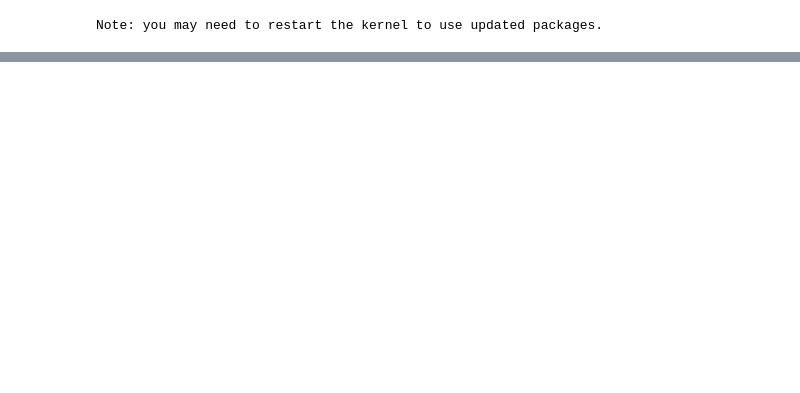
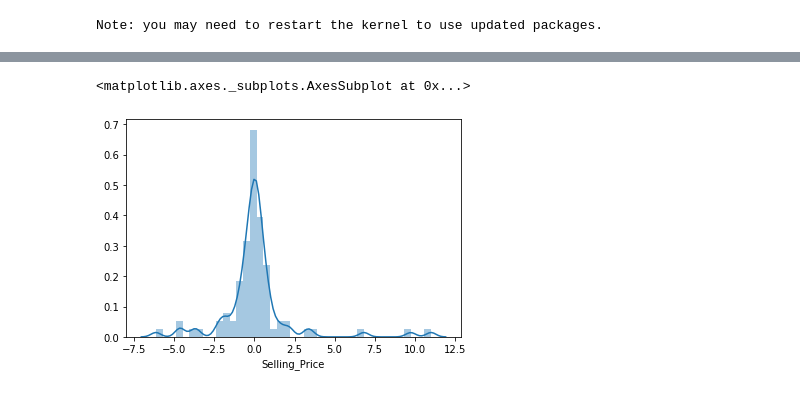
Before and after one commit to Manukhurana97/Car-price-prediction, a Jupyter notebook: carpricedetection.ipynb, the cells around one changed output, grey strips where cells are left out. Drawn from its saved outputs; the diff is of its cells as text; code cells hidden in the pictures; blank space fills up the shorter version.

Commit message:
Model
Xgboost , RandomForestRegression

```diff
--- a/carpricedetection.ipynb
+++ b/carpricedetection.ipynb
@@ -209,0 +237,11 @@ Note: you may need to restart the kernel to use updated packages.
+# %%
+model = xgboost.XGBRegressor()
+# %%
+req = RandomizedSearchCV(estimator=model,
+                             param_distributions = params,
+                             scoring='neg_mean_squared_error',
+                             n_iter=1, cv=5, verbose=2,
+                             random_state=42, n_jobs=1
+                            )
+# %%
+req.fit(X_train, y_train)
@@ -209,0 +324,7 @@ Note: you may need to restart the kernel to use updated packages.
+# %%
+pred = req.predict(X_test)
+# %%
+sns.distplot(y_test-pred)
+# %% [output]
+<matplotlib.axes._subplots.AxesSubplot at 0x...>
+[figure, added]
```
Also changed, not shown: parts of 19 cells of this notebook.
